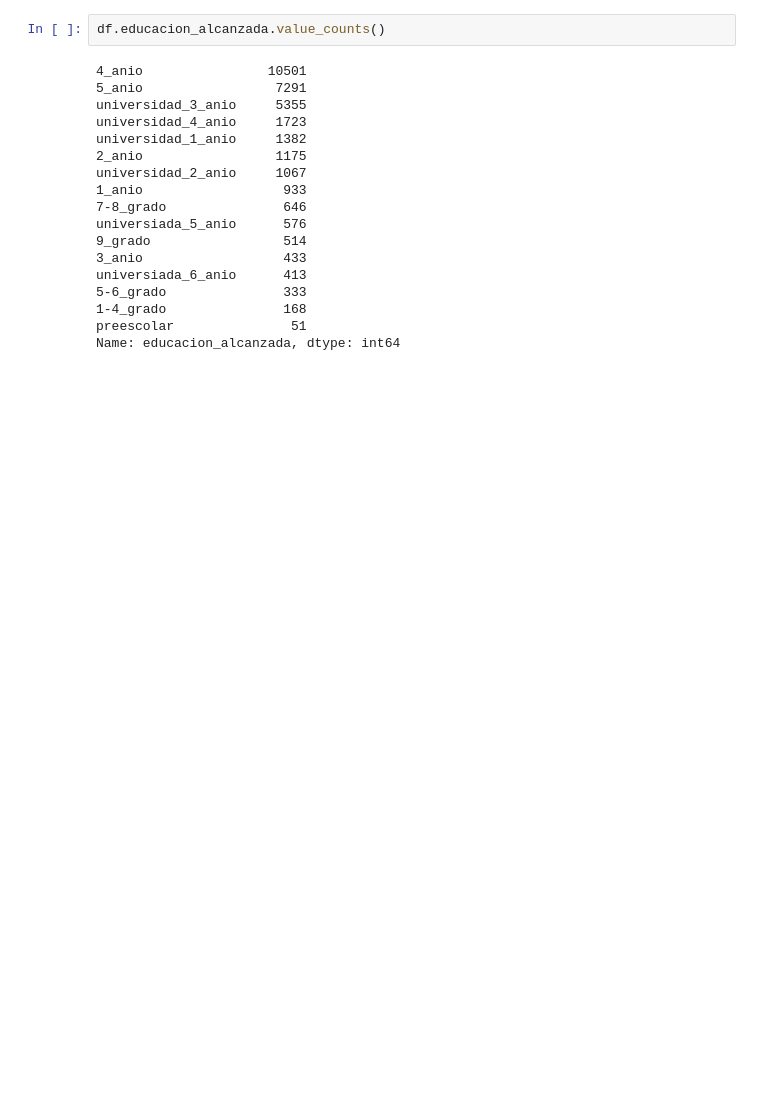
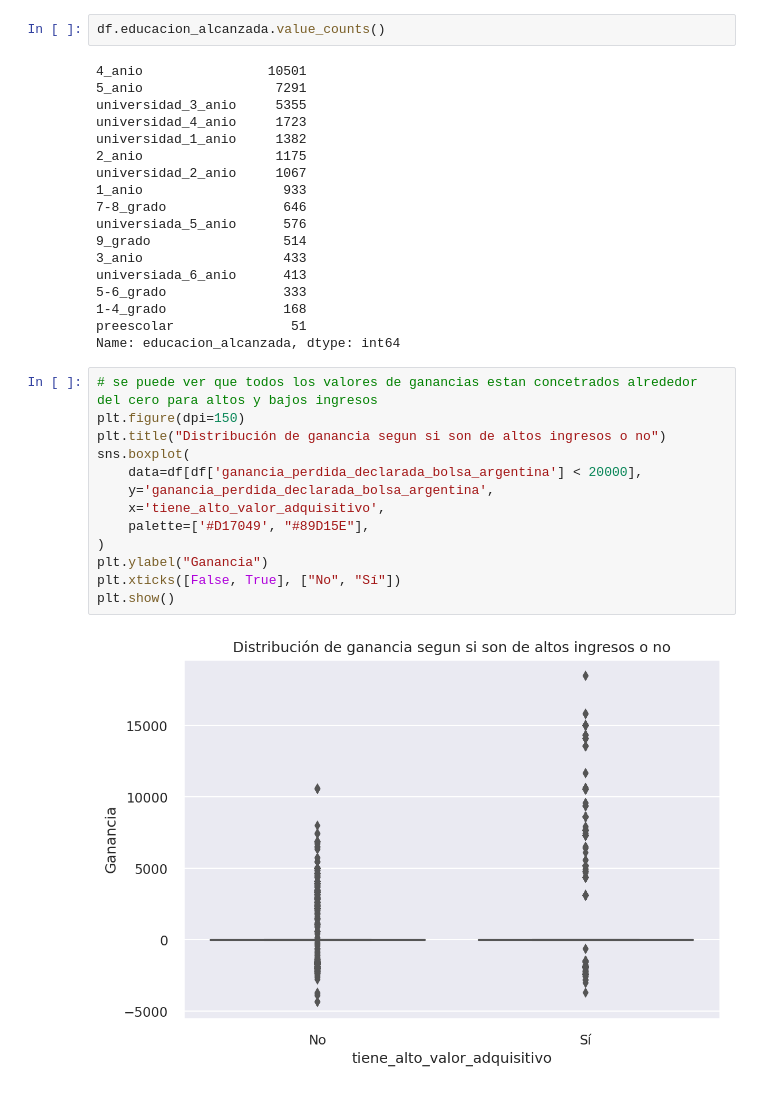
Before and after one commit to TomasArrachea/TP-Organizacion-de-Datos, a Jupyter notebook: informe.ipynb, the cells around one changed output. Drawn from its saved outputs; the diff is of its cells as text; blank space fills up the shorter version.

```diff
--- a/informe.ipynb
+++ b/informe.ipynb
@@ -309,3 +423,18 @@ universiada_6_anio      413
 1-4_grado               168
 preescolar               51
 Name: educacion_alcanzada, dtype: int64
+# %%
+# se puede ver que todos los valores de ganancias estan concetrados alrededor del cero para altos y bajos ingresos
+plt.figure(dpi=150)
+plt.title("Distribución de ganancia segun si son de altos ingresos o no")
+sns.boxplot(
+    data=df[df['ganancia_perdida_declarada_bolsa_argentina'] < 20000],
+    y='ganancia_perdida_declarada_bolsa_argentina',
+    x='tiene_alto_valor_adquisitivo',
+    palette=['#D17049', "#89D15E"],
+)
+plt.ylabel("Ganancia")
+plt.xticks([False, True], ["No", "Sí"])
+plt.show()
+# %% [output]
+[figure, added]
```
Also changed, not shown: parts of 19 cells of this notebook.
